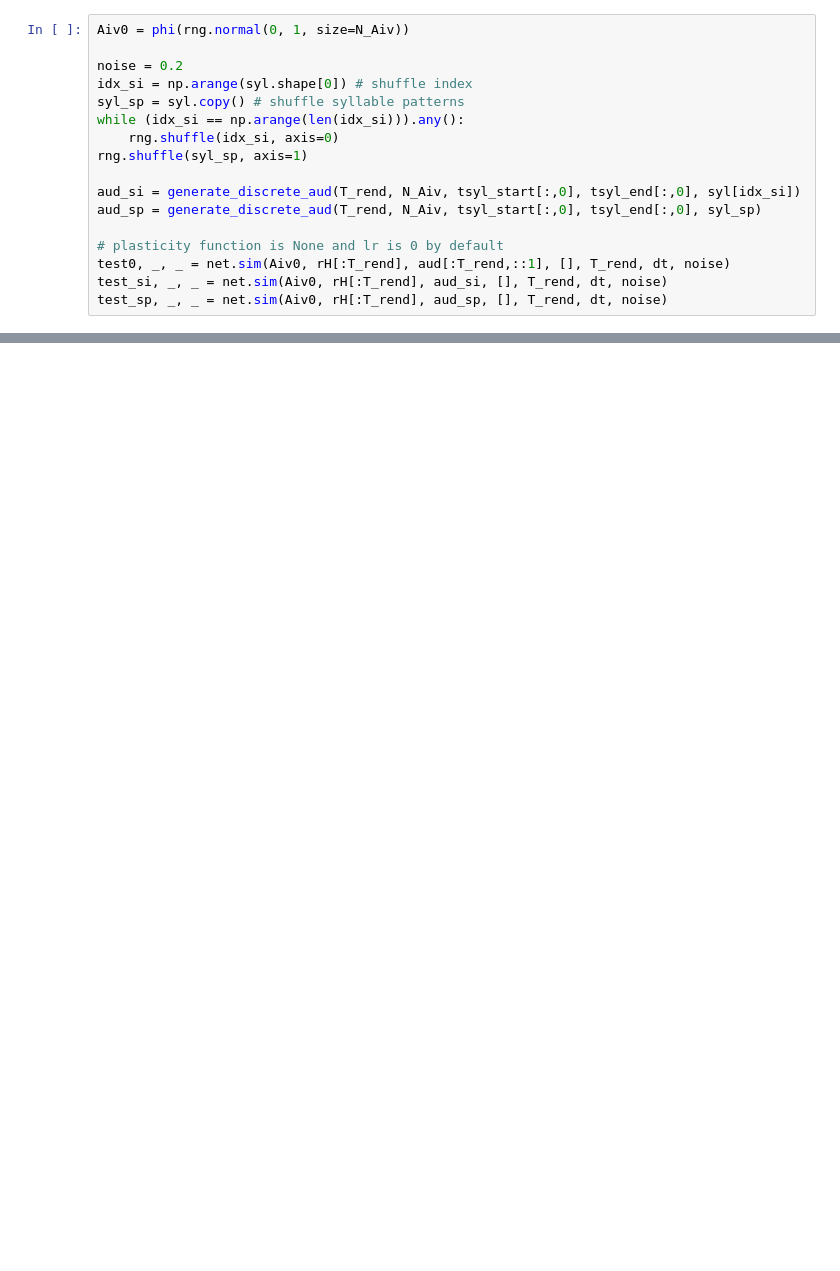
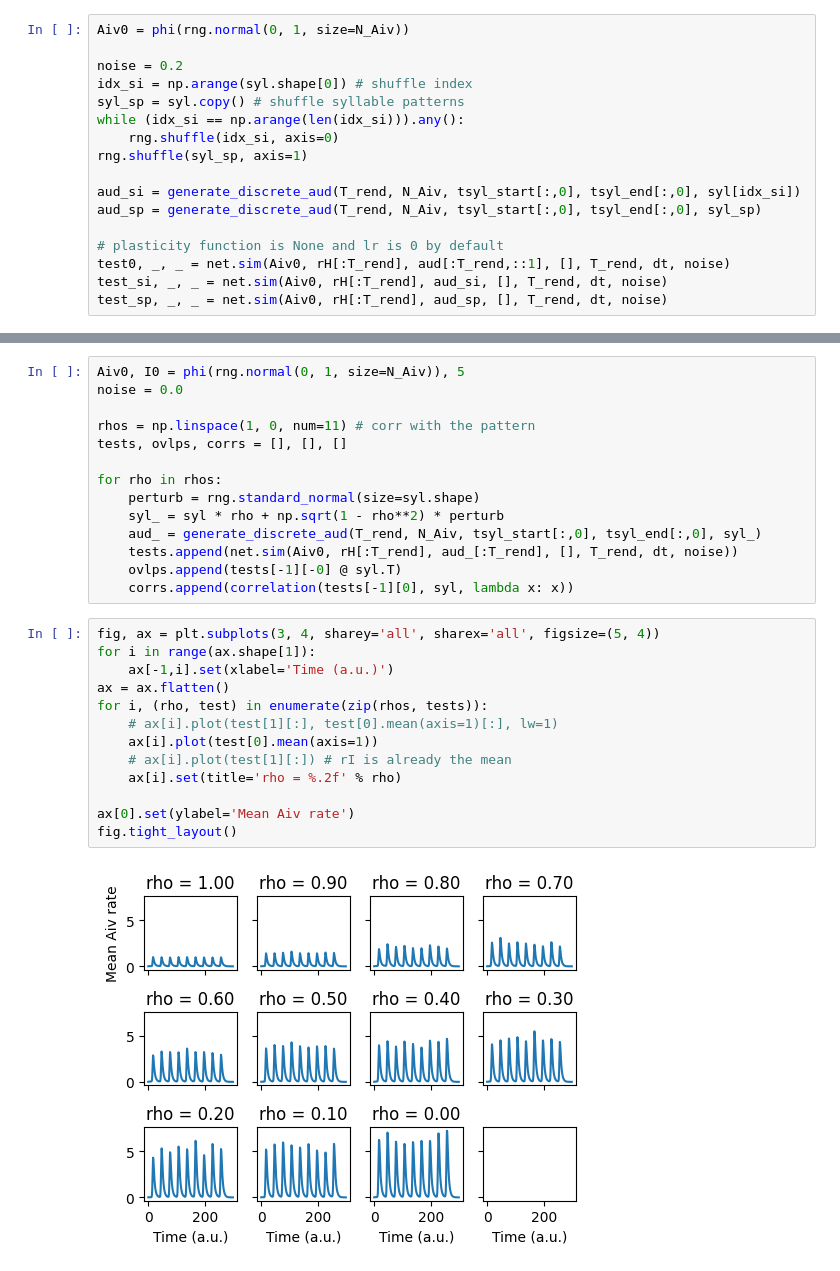
Before and after one commit to gongziyida/vocal-error-network, a Jupyter notebook: feedforward.ipynb, the cells around one changed output, grey strips where cells are left out. Cells and saved outputs as stored; diff of their text form; blank space fills up the shorter version.

```diff
--- a/feedforward.ipynb
+++ b/feedforward.ipynb
@@ -157,0 +158,29 @@ ax[1].set(xlim=_[[0,-1]], xlabel='Input', ylabel='Rate')
+# %%
+Aiv0, I0 = phi(rng.normal(0, 1, size=N_Aiv)), 5
+noise = 0.0
+
+rhos = np.linspace(1, 0, num=11) # corr with the pattern
+tests, ovlps, corrs = [], [], []
+
+for rho in rhos:
+    perturb = rng.standard_normal(size=syl.shape)
+    syl_ = syl * rho + np.sqrt(1 - rho**2) * perturb
+    aud_ = generate_discrete_aud(T_rend, N_Aiv, tsyl_start[:,0], tsyl_end[:,0], syl_)
+    tests.append(net.sim(Aiv0, rH[:T_rend], aud_[:T_rend], [], T_rend, dt, noise))
+    ovlps.append(tests[-1][-0] @ syl.T)
+    corrs.append(correlation(tests[-1][0], syl, lambda x: x))
+# %%
+fig, ax = plt.subplots(3, 4, sharey='all', sharex='all', figsize=(5, 4))
+for i in range(ax.shape[1]):
+    ax[-1,i].set(xlabel='Time (a.u.)')
+ax = ax.flatten()
+for i, (rho, test) in enumerate(zip(rhos, tests)):
+    # ax[i].plot(test[1][:], test[0].mean(axis=1)[:], lw=1)
+    ax[i].plot(test[0].mean(axis=1))
+    # ax[i].plot(test[1][:]) # rI is already the mean
+    ax[i].set(title='rho = %.2f' % rho)
+
+ax[0].set(ylabel='Mean Aiv rate')
+fig.tight_layout()
+# %% [output]
+[figure, added]
```
Also changed, not shown: parts of 7 cells of this notebook, 2 other files.
